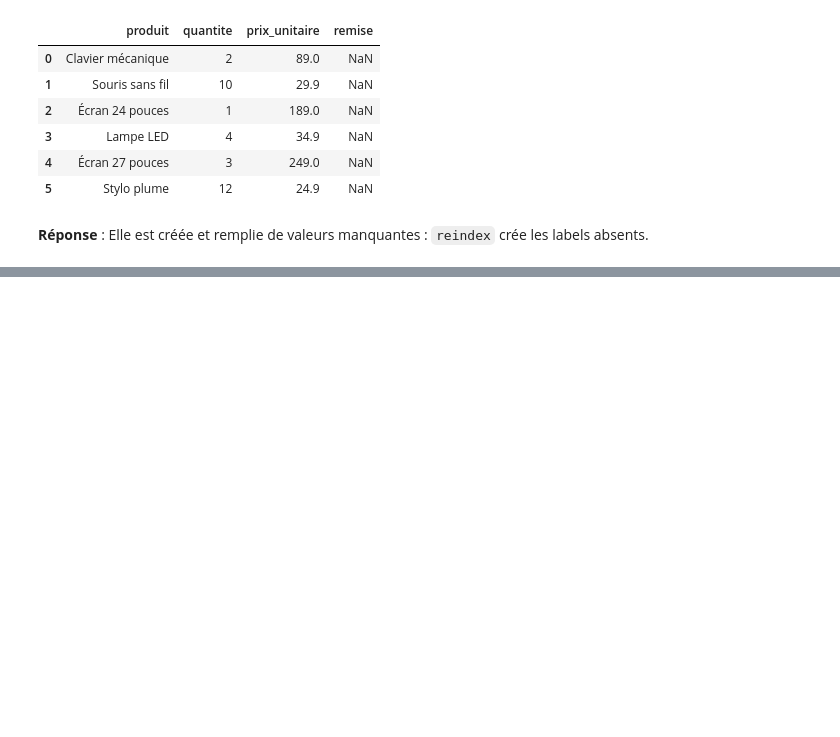
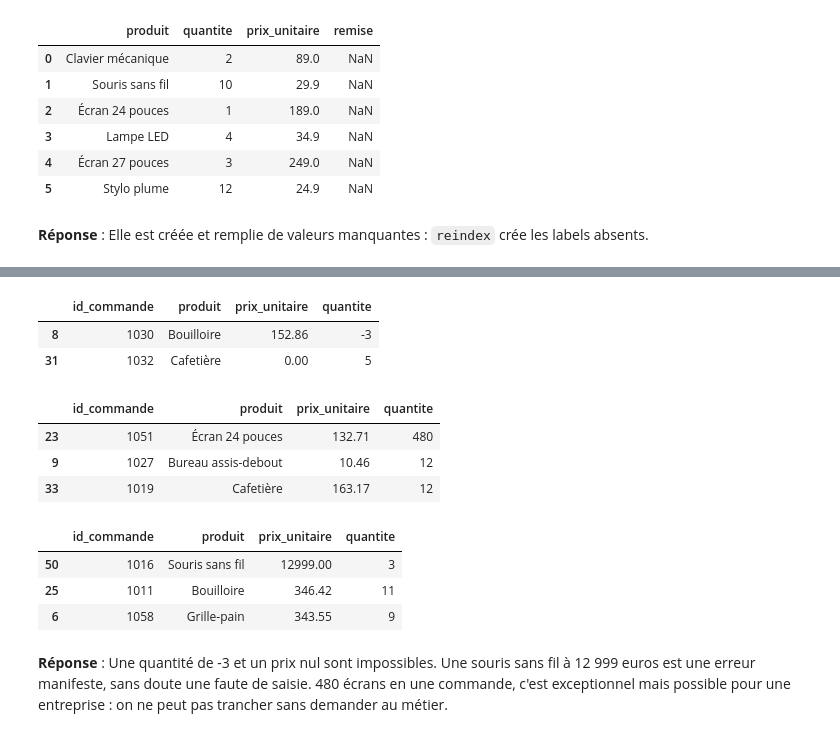
Before and after one commit to ardev2/formation-analyse-donnees-python, a Jupyter notebook: corrections/exercices/tp02-nettoyage/tp02_corrige.ipynb, the cells around one changed output, grey strips where cells are left out. Saved outputs shown, nothing was run; the diff lists cells and outputs as text; code cells hidden in the pictures; blank space fills up the shorter version.

```diff
--- a/corrections/exercices/tp02-nettoyage/tp02_corrige.ipynb
+++ b/corrections/exercices/tp02-nettoyage/tp02_corrige.ipynb
@@ -1091,0 +1182,6 @@ commandes.reindex(columns=["produit", "quantite", "prix_unitaire", "remise"])
+# %%
+corrections = {"occitanie": "Occitanie", "Ile-de-France": "Île-de-France"}
+df["region"] = df["region"].str.strip().replace(corrections)
+df["categorie"] = df["categorie"].str.strip().replace({"INFORMATIQUE": "Informatique"})
+print(df["region"].value_counts(dropna=False))
+df["categorie"].value_counts(dropna=False)
@@ -1091,0 +1258,19 @@ commandes.reindex(columns=["produit", "quantite", "prix_unitaire", "remise"])
+# %%
+colonnes = ["id_commande", "produit", "prix_unitaire", "quantite"]
+display(df.loc[(df["quantite"] <= 0) | (df["prix_unitaire"] <= 0), colonnes])
+display(df.nlargest(3, "quantite")[colonnes])
+df.nlargest(3, "prix_unitaire")[colonnes]
+# %% [output]
+|  | id_commande | produit | prix_unitaire | quantite |
+| 8 | 1030 | Bouilloire | 152.86 | -3 |
+| 31 | 1032 | Cafetière | 0.00 | 5 |
+|  | id_commande | produit | prix_unitaire | quantite |
+| 23 | 1051 | Écran 24 pouces | 132.71 | 480 |
+| 9 | 1027 | Bureau assis-debout | 10.46 | 12 |
+| 33 | 1019 | Cafetière | 163.17 | 12 |
+|  | id_commande | produit | prix_unitaire | quantite |
+| 50 | 1016 | Souris sans fil | 12999.00 | 3 |
+| 25 | 1011 | Bouilloire | 346.42 | 11 |
+| 6 | 1058 | Grille-pain | 343.55 | 9 |
+# %% [markdown]
+**Réponse** : Une quantité de -3 et un prix nul sont impossibles. Une souris sans fil à 12 999 euros est une erreur manifeste, sans doute une faute de saisie. 480 écrans en une commande, c'est exceptionnel mais possible pour une entreprise : on ne peut pas trancher sans demander au métier.
```
Also changed, not shown: parts of 44 cells of this notebook.
